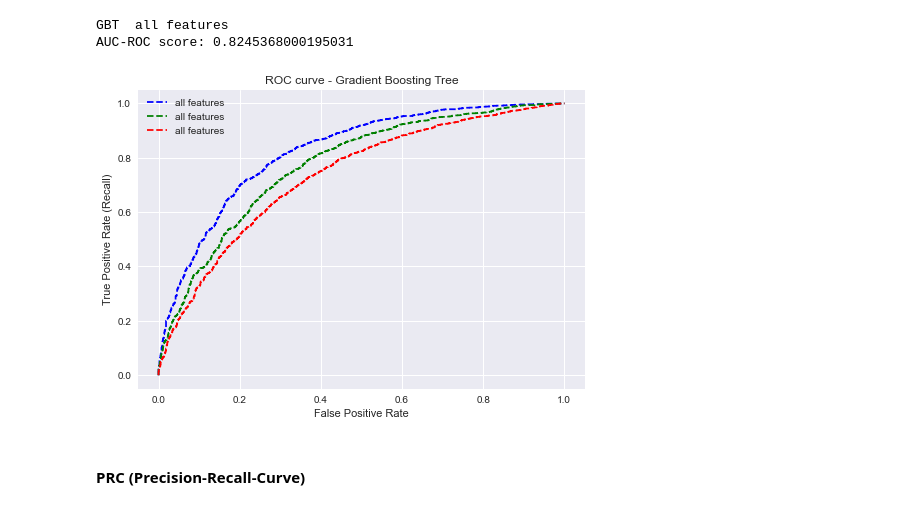
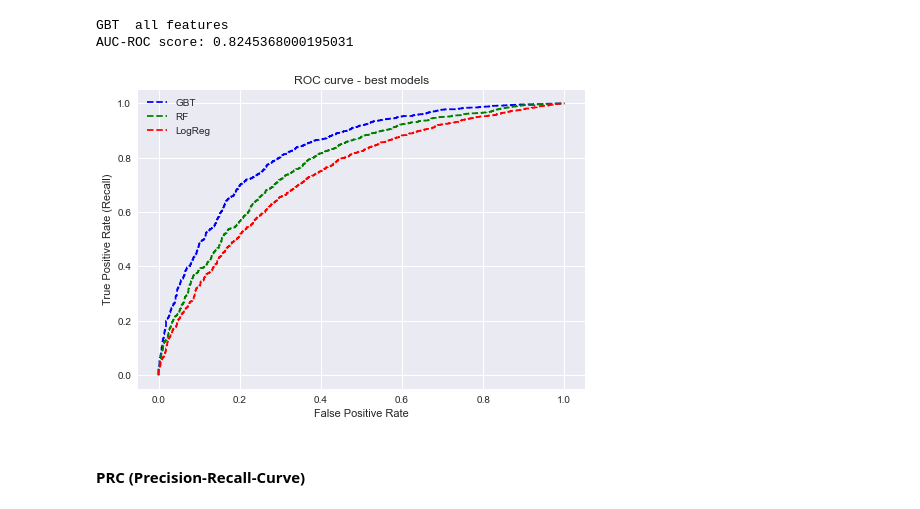
Before and after one commit to Lumi1070/ML-Projektarbeit, a Jupyter notebook: coupon-reco2.ipynb, the cells around one changed output. Saved outputs shown, nothing was run; the diff lists cells and outputs as text; code cells hidden in the pictures.

Commit message:
ROC and PRC plot for RF and GBT

```diff
--- a/coupon-reco2.ipynb
+++ b/coupon-reco2.ipynb
@@ -818,17 +818,17 @@ GBT  all features
 AUC-ROC score: 0.8245368000195031
 # %%
 plt.style.use('seaborn')
-plt.plot(fpr_gbt_all, tpr_gbt_all, linestyle='--', color='blue', label='all features')
-plt.plot(fpr_rf_all, tpr_rf_all, linestyle='--', color='green', label='all features')
-plt.plot(fpr_log_all, tpr_log_all, linestyle='--', color='red', label='all features')
-plt.title('ROC curve - Gradient Boosting Tree')
+plt.plot(fpr_gbt_all, tpr_gbt_all, linestyle='--', color='blue', label='GBT')
+plt.plot(fpr_rf_all, tpr_rf_all, linestyle='--', color='green', label='RF')
+plt.plot(fpr_log_all, tpr_log_all, linestyle='--', color='red', label='LogReg')
+plt.title('ROC curve - best models')
 plt.xlabel('False Positive Rate')
 plt.ylabel('True Positive Rate (Recall)')
 plt.legend(loc='best')
-plt.savefig('ROC GBT', dpi=300)
+plt.savefig('ROC best models', dpi=300)
 plt.show()
 # %% [output]
-[figure, old version]
+[figure, new version]
 # %% [markdown]
 #### PRC (Precision-Recall-Curve)
 # %%
```
Also changed, not shown: parts of 1 cell of this notebook, 4 other files.
